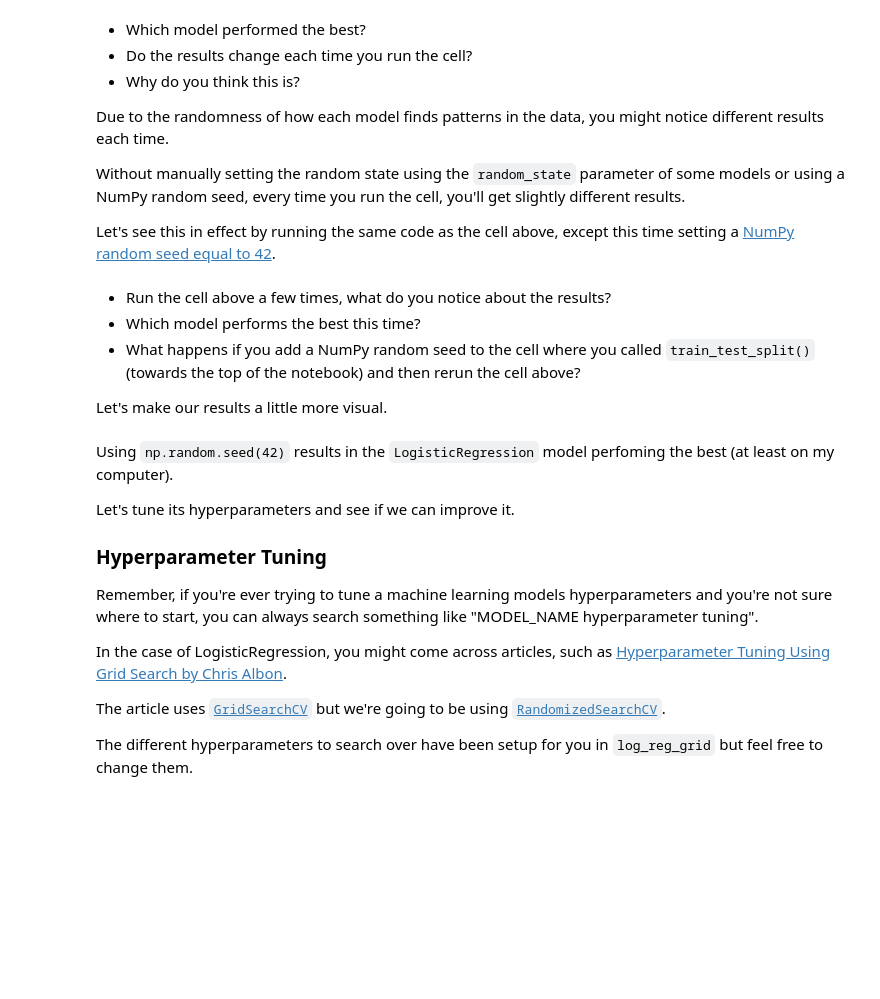
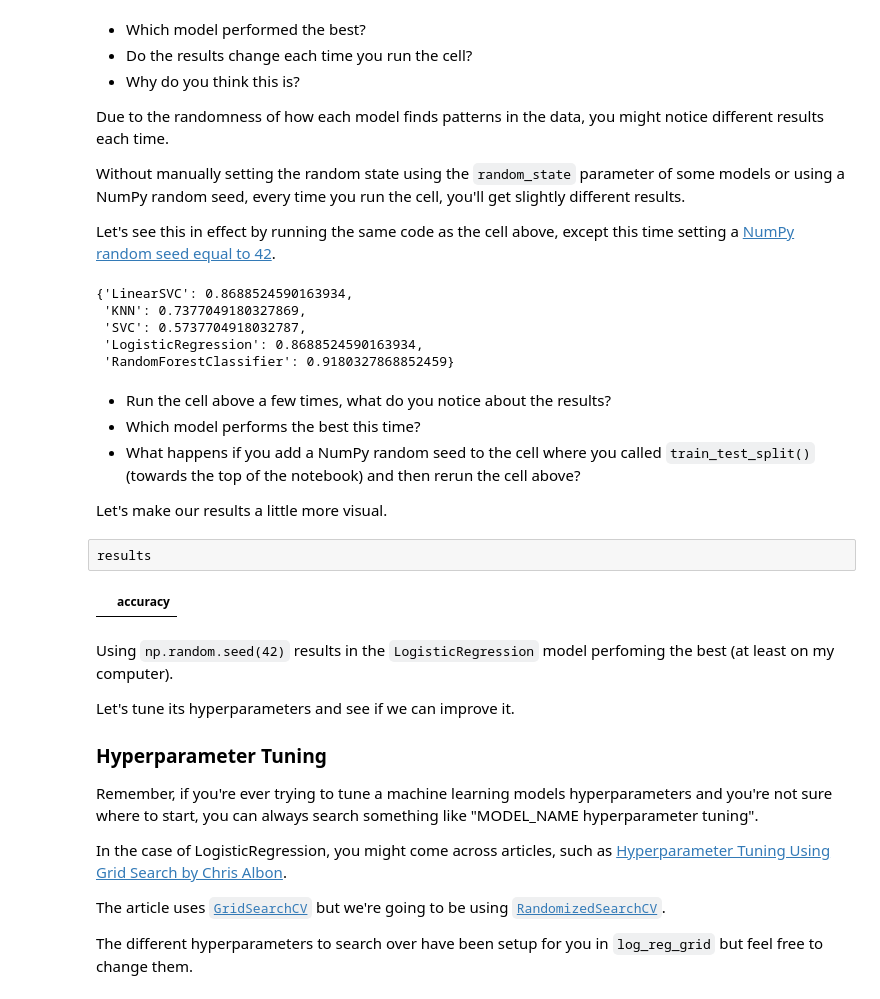
Before and after one commit to HerbertNtim/dataScience-ML, a Jupyter notebook: scikit-learn-exercises.ipynb, the cells around one changed output. Saved outputs shown, nothing was run; the diff lists cells and outputs as text; code cells hidden in the pictures; blank space fills up the shorter version.

Commit message:
experimenting with different models

```diff
--- a/scikit-learn-exercises.ipynb
+++ b/scikit-learn-exercises.ipynb
@@ -184,14 +183,15 @@ example_dict = {"RandomForestClassifier": RandomForestClassifier()}
 # Create a dictionary called models which contains all of the classification models we've imported
 # Make sure the dictionary is in the same format as example_dict
 # The models dictionary should contain 5 models
-models = {"LinearSVC": ###,
-          "KNN": ###,
-          "SVC": ###,
-          "LogisticRegression": ###,
-          "RandomForestClassifier": ###}
+models = {"LinearSVC": LinearSVC(),
+          "KNN": KNeighborsClassifier(),
+          "SVC": SVC(),
+          "LogisticRegression": LogisticRegression(max_iter=1000),
+          "RandomForestClassifier": RandomForestClassifier()
+         }
 
 # Create an empty dictionary called results
-results = ###
+results = {}
 # %% [markdown]
 Since each model we're using has the same `fit()` and `score()` functions, we can loop through our models dictionary and, call `fit()` on the training data and then call `score()` with the test data.
 # %%
@@ -206,9 +208,9 @@ example_results
 # %%
 # Loop through the models dictionary items, fitting the model on the training data
 # and appending the model name and model score on the test data to the results dictionary
-for model_name, model in ###:
-    model.fit(###)
-    results[model_name] = model.score(###)
+for model_name, model in models.items():
+    model.fit(X_train, y_train)
+    results[model_name] = model.score(X_test, y_test)
 
 # View the results
 results
@@ -225,29 +233,38 @@ Let's see this in effect by running the same code as the cell above, except this
 # %%
 # Run the same code as the cell above, except this time set a NumPy random seed
 # equal to 42
-np.random.seed(###)
+np.random.seed(42)
 
 for model_name, model in models.items():
     model.fit(X_train, y_train)
     results[model_name] = model.score(X_test, y_test)
 
 results
+# %% [output]
+{'LinearSVC': 0.8688524590163934,
+ 'KNN': 0.7377049180327869,
+ 'SVC': 0.5737704918032787,
+ 'LogisticRegression': 0.8688524590163934,
+ 'RandomForestClassifier': 0.9180327868852459}
 # %% [markdown]
 * Run the cell above a few times, what do you notice about the results?
 * Which model performs the best this time?
 * What happens if you add a NumPy random seed to the cell where you called `train_test_split()` (towards the top of the notebook) and then rerun the cell above?
 
 Let's make our results a little more visual.
+# %% [raw]
+results
 # %%
 # Create a pandas dataframe with the data as the values of the results dictionary,
 # the index as the keys of the results dictionary and a single column called accuracy.
 # Be sure to save the dataframe to a variable.
-results_df = pd.DataFrame(results.###(),
-                          results.###(),
-                          columns=[####])
+results_df = pd.DataFrame(  results,
+                            columns=["accuracy"])
 
 # Create a bar plot of the results dataframe using plot.bar()
-###
+results_df
+# %% [output]
+|  | accuracy |
 # %% [markdown]
 Using `np.random.seed(42)` results in the `LogisticRegression` model perfoming the best (at least on my computer).
 
```
Also changed, not shown: parts of 5 cells of this notebook.
